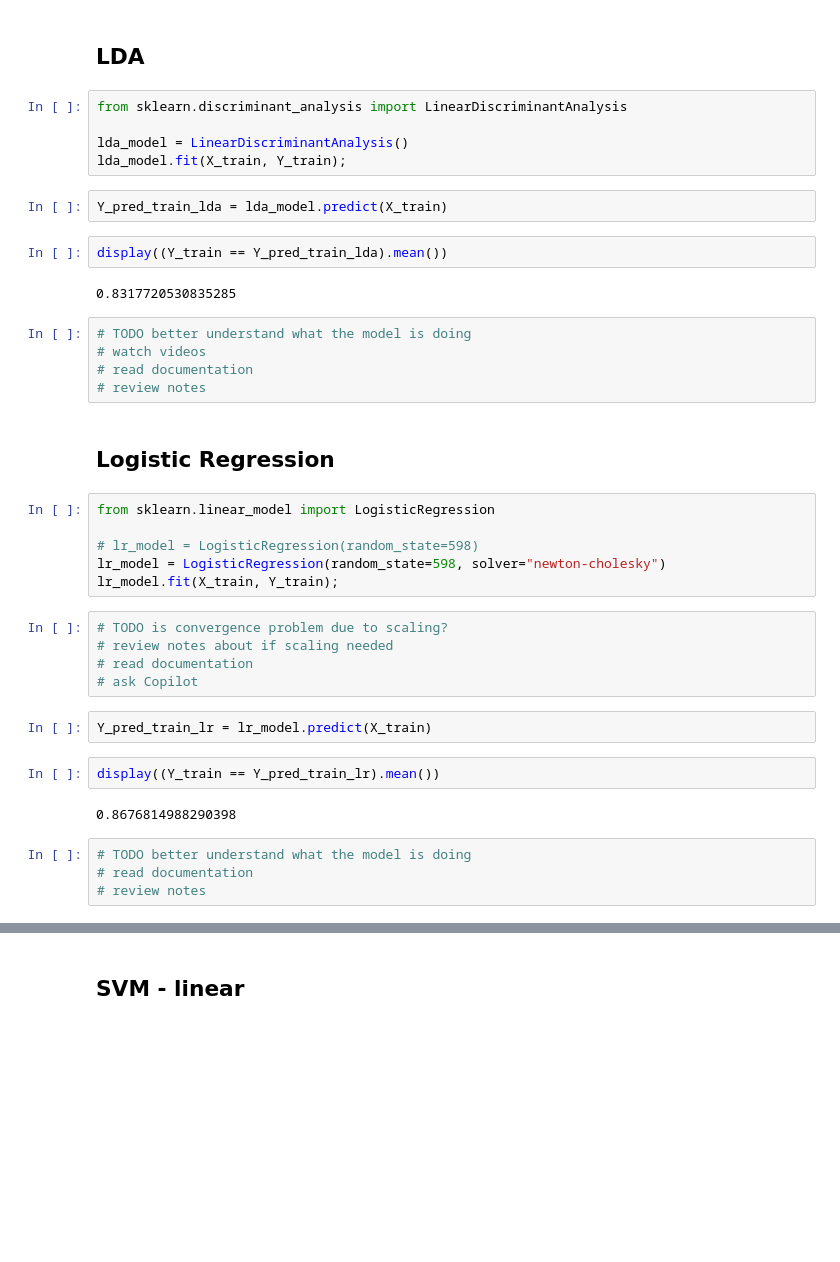
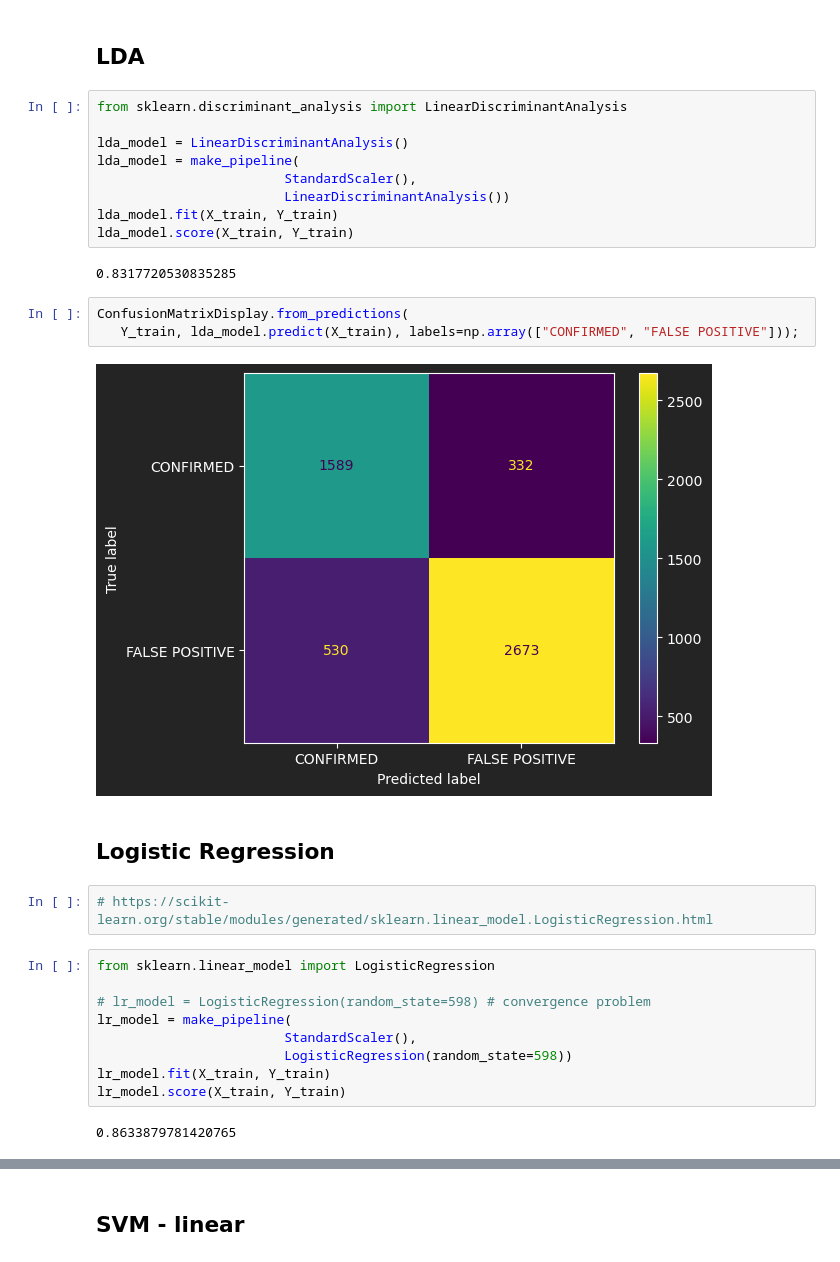
Before and after one commit to jbowen102/CS598_PSL_Project_1, a Jupyter notebook: Project1_dev.ipynb, the cells around one changed output, grey strips where cells are left out. Drawn from its saved outputs; the diff is of its cells as text; blank space fills up the shorter version.

Commit message:
Implement scaling for LDA and logistic regression. Start linear SVM.

```diff
--- a/Project1_dev.ipynb
+++ b/Project1_dev.ipynb
@@ -327,38 +352,30 @@ X_test  = pd.DataFrame(imputer.transform(X_test[feature_cols]),  columns=feature
 from sklearn.discriminant_analysis import LinearDiscriminantAnalysis
 
 lda_model = LinearDiscriminantAnalysis()
-lda_model.fit(X_train, Y_train);
+lda_model = make_pipeline(
+                        StandardScaler(),
+                        LinearDiscriminantAnalysis())
+lda_model.fit(X_train, Y_train)
+lda_model.score(X_train, Y_train)
+# %% [output]
+0.8317720530835285
-# %%
-Y_pred_train_lda = lda_model.predict(X_train)
-# %%
-display((Y_train == Y_pred_train_lda).mean())
-# %% [output]
-0.8317720530835285
-# %%
-# TODO better understand what the model is doing
-# watch videos
-# read documentation
-# review notes
+# %%
+ConfusionMatrixDisplay.from_predictions(
+   Y_train, lda_model.predict(X_train), labels=np.array(["CONFIRMED", "FALSE POSITIVE"]));
+# %% [output]
+[figure, added]
 # %% [markdown]
 ## Logistic Regression
+# %%
+# https://scikit-learn.org/stable/modules/generated/sklearn.linear_model.LogisticRegression.html
 # %%
 from sklearn.linear_model import LogisticRegression
 
-# lr_model = LogisticRegression(random_state=598)
-lr_model = LogisticRegression(random_state=598, solver="newton-cholesky")
-lr_model.fit(X_train, Y_train);
+# lr_model = LogisticRegression(random_state=598) # convergence problem
+lr_model = make_pipeline(
+                        StandardScaler(),
+                        LogisticRegression(random_state=598))
+lr_model.fit(X_train, Y_train)
+lr_model.score(X_train, Y_train)
+# %% [output]
+0.8633879781420765
-# %%
-# TODO is convergence problem due to scaling?
-# review notes about if scaling needed
-# read documentation
-# ask Copilot
-# %%
-Y_pred_train_lr = lr_model.predict(X_train)
-# %%
-display((Y_train == Y_pred_train_lr).mean())
-# %% [output]
-0.8676814988290398
-# %%
-# TODO better understand what the model is doing
-# read documentation
-# review notes
```
Also changed, not shown: parts of 11 cells of this notebook.
